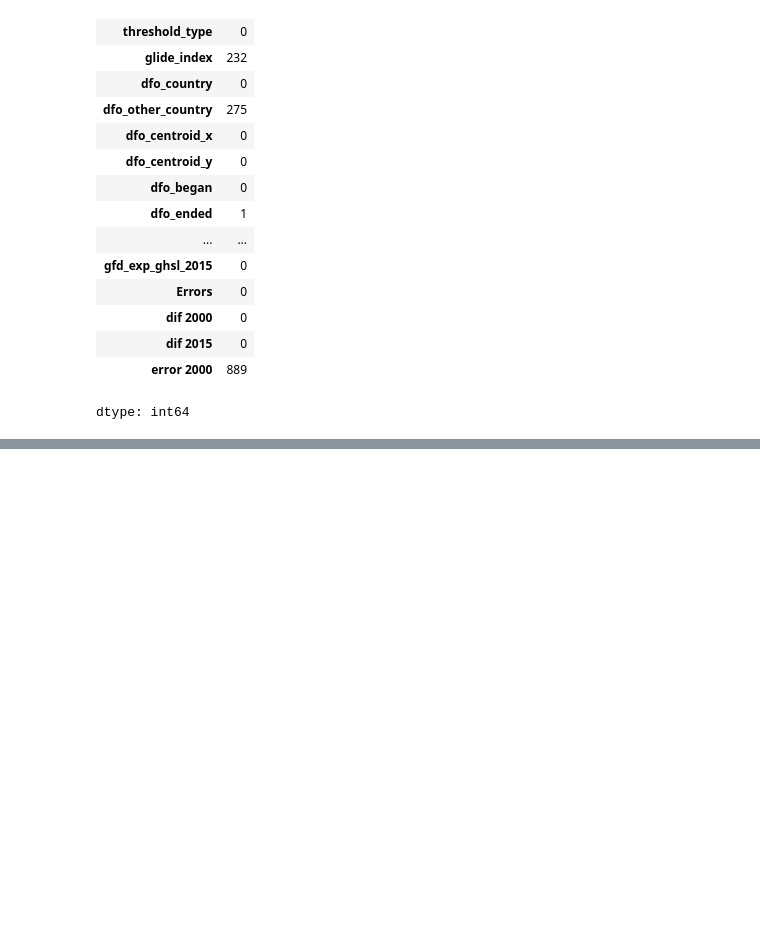
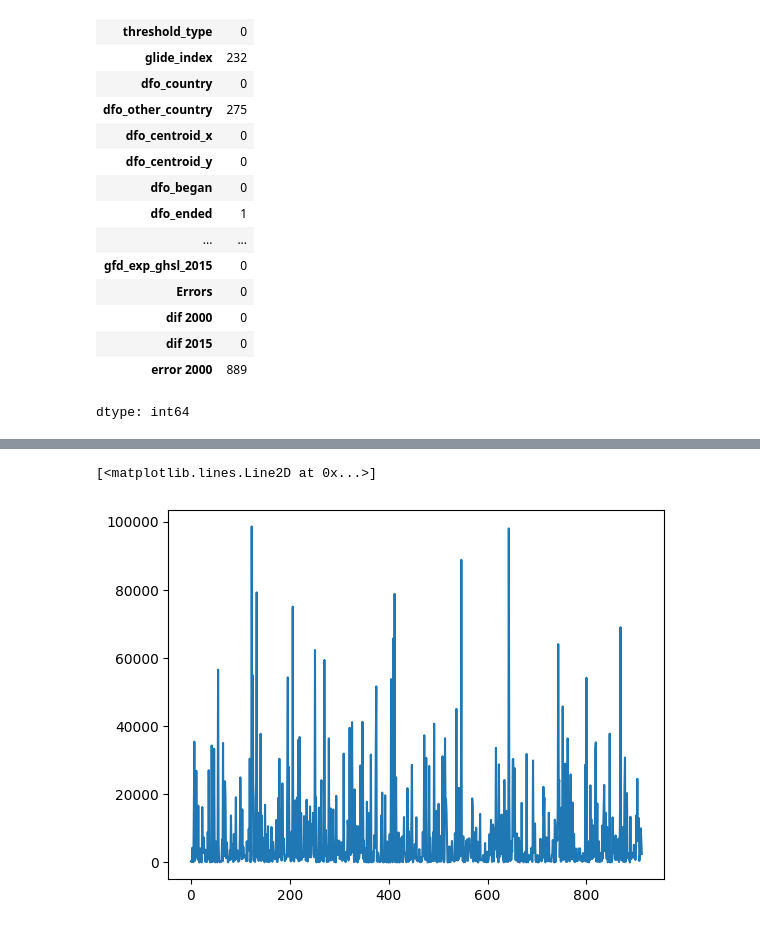
Before and after one commit to Hanniix22/BSC_DPDM2025, a Jupyter notebook: Ch3_Data_Preprocessing.ipynb, the cells around one changed output, grey strips where cells are left out. Saved outputs shown, nothing was run; the diff lists cells and outputs as text; code cells hidden in the pictures; blank space fills up the shorter version.

```diff
--- a/Ch3_Data_Preprocessing.ipynb
+++ b/Ch3_Data_Preprocessing.ipynb
@@ -253,0 +276,5 @@ dtype: int64
+# %%
+plt.plot(flood['gfd_area'])
+# %% [output]
+[<matplotlib.lines.Line2D at 0x...>]
+[figure, added]
```
Also changed, not shown: parts of 38 cells of this notebook.
